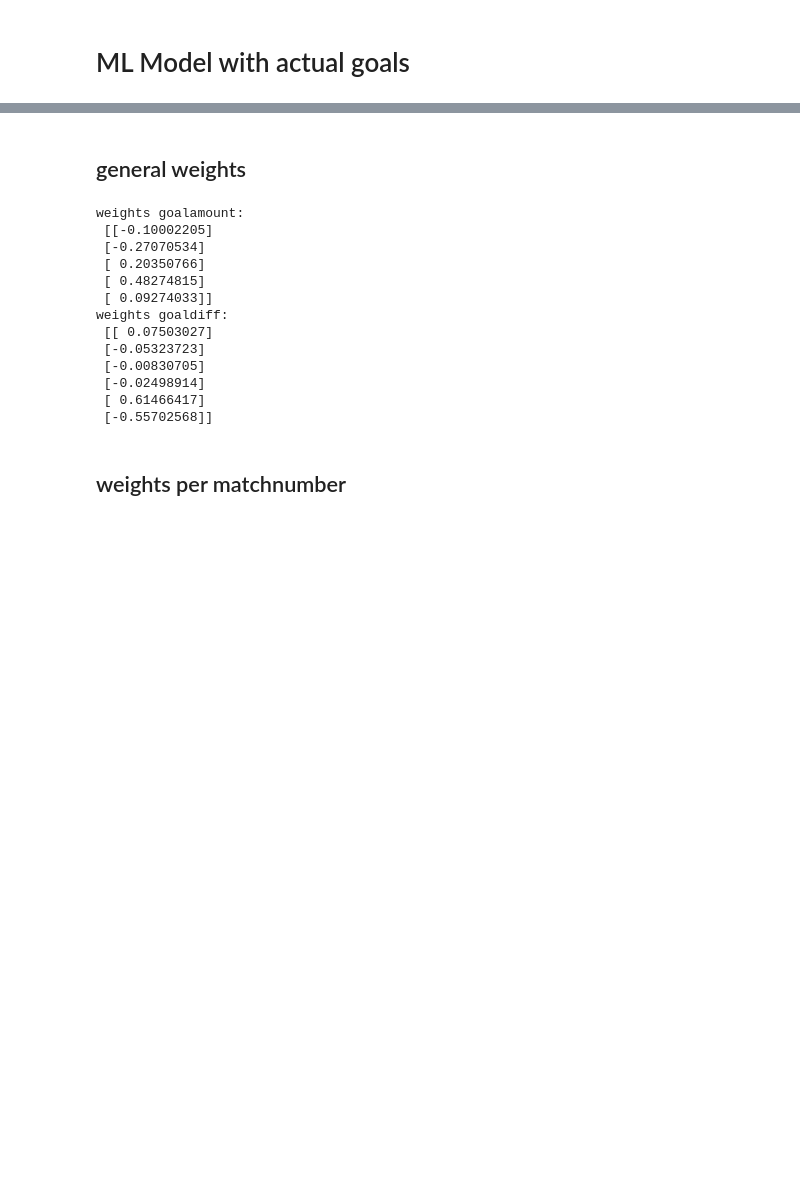
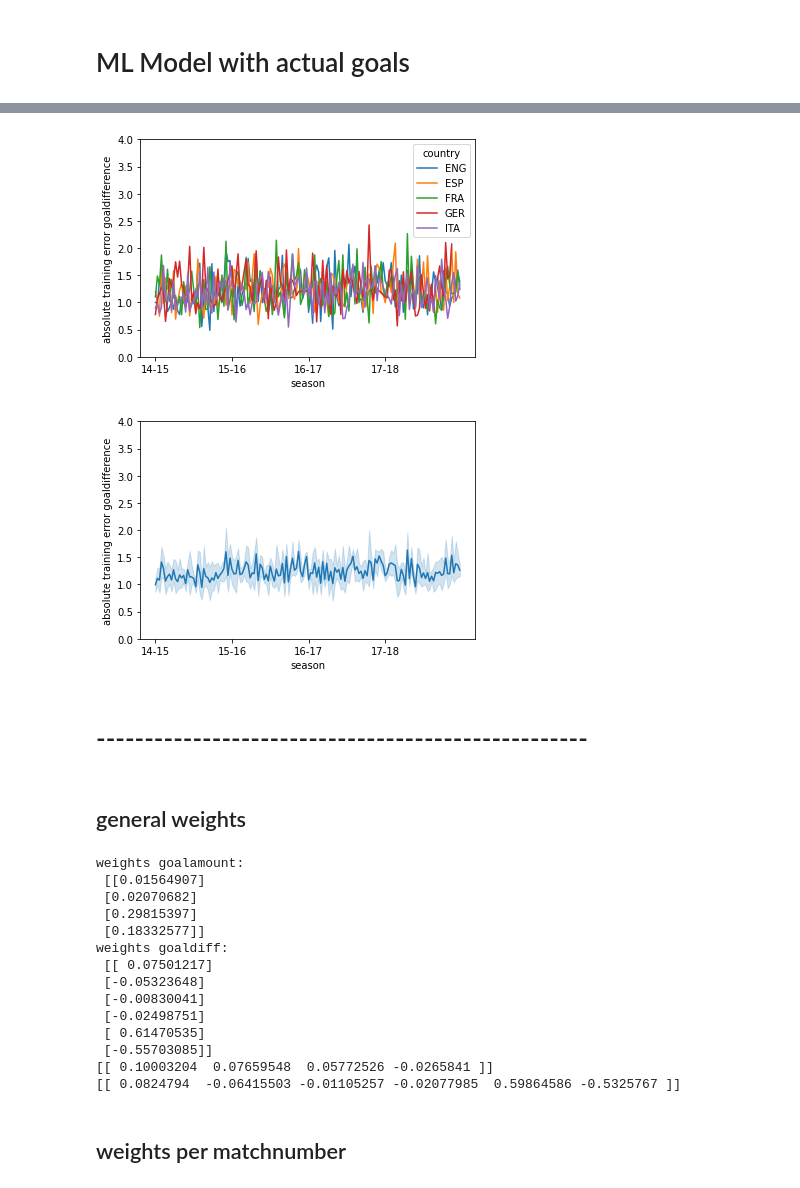
Before and after one commit to LUKEx76/football_prediction, a Jupyter notebook: ac_model/ac_regression.ipynb, the cells around one changed output, grey strips where cells are left out. Cells and saved outputs as stored; diff of their text form; code cells hidden in the pictures; blank space fills up the shorter version.

Commit message:
add crossvalidation to ac model

```diff
--- a/ac_model/ac_regression.ipynb
+++ b/ac_model/ac_regression.ipynb
@@ -167,3 +428,25 @@ df_matches
+# %%
+sns.lineplot(data=training_error_df, x="season_matchnumber",
+             y="abs_error_gd", hue="country")
+plt.xticks(["14_1", "15_1", "16_1", "17_1"], [
+           "14-15", "15-16", "16-17", "17-18"])
+plt.ylim(0, 4)
+plt.xlabel("season")
+plt.ylabel("absolute training error goaldifference")
+plt.show()
+sns.lineplot(data=training_error_df, x="season_matchnumber",
+             y="abs_error_gd")
+plt.xticks(["14_1", "15_1", "16_1", "17_1"], [
+           "14-15", "15-16", "16-17", "17-18"])
+plt.ylim(0, 4)
+plt.xlabel("season")
+plt.ylabel("absolute training error goaldifference")
+plt.show()
+# %% [output]
+[figure, added]
+[figure, added]
+# %% [markdown]
+# ---------------------------------------------------
 # %% [markdown]
 ## general weights
 # %%
@@ -177,6 +460,8 @@ X_training_data_gd = training_data[gd_best_features].values
 y_training_data_ga = training_data[ga_label].values
 y_training_data_gd = training_data[gd_label].values
 
+model_ga = LinearRegression().fit(X_training_data_ga, y_training_data_ga)
+model_gd = LinearRegression().fit(X_training_data_gd, y_training_data_gd)
 w_ga = closed_form_solution(X_training_data_ga, y_training_data_ga)
 w_gd = closed_form_solution(X_training_data_gd, y_training_data_gd)
 
@@ -184,18 +469,19 @@ print("weights goalamount:\n", w_ga)
 print("weights goaldiff:\n", w_gd)
 # %% [output]
 weights goalamount:
- [[-0.10002205]
- [-0.27070534]
- [ 0.20350766]
- [ 0.48274815]
- [ 0.09274033]]
+ [[0.01564907]
+ [0.02070682]
+ [0.29815397]
+ [0.18332577]]
 weights goaldiff:
- [[ 0.07503027]
- [-0.05323723]
- [-0.00830705]
- [-0.02498914]
- [ 0.61466417]
- [-0.55702568]]
+ [[ 0.07501217]
+ [-0.05323648]
+ [-0.00830041]
+ [-0.02498751]
+ [ 0.61470535]
+ [-0.55703085]]
+[[ 0.10003204  0.07659548  0.05772526 -0.0265841 ]]
+[[ 0.0824794  -0.06415503 -0.01105257 -0.02077985  0.59864586 -0.5325767 ]]
 # %% [markdown]
 ## weights per matchnumber
 # %%
```
Also changed, not shown: parts of 25 cells of this notebook, 6 other files.
